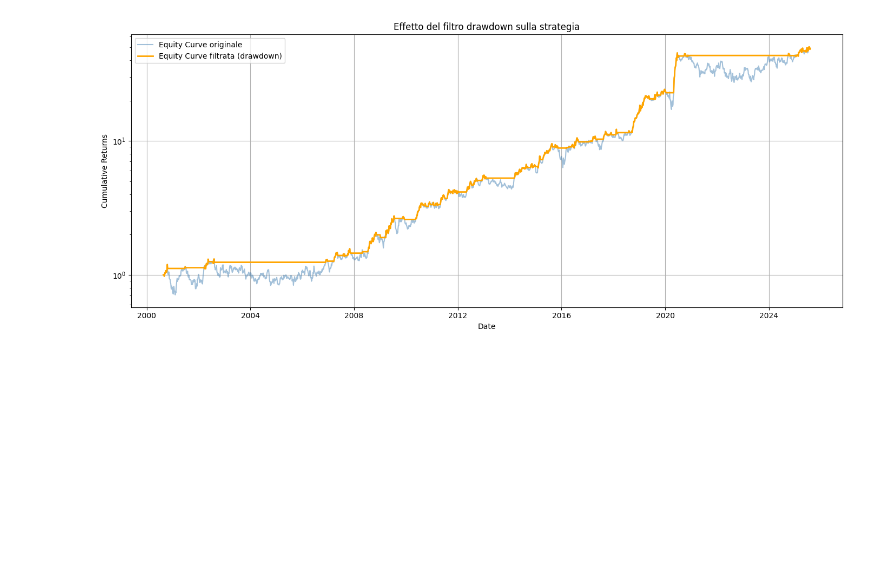
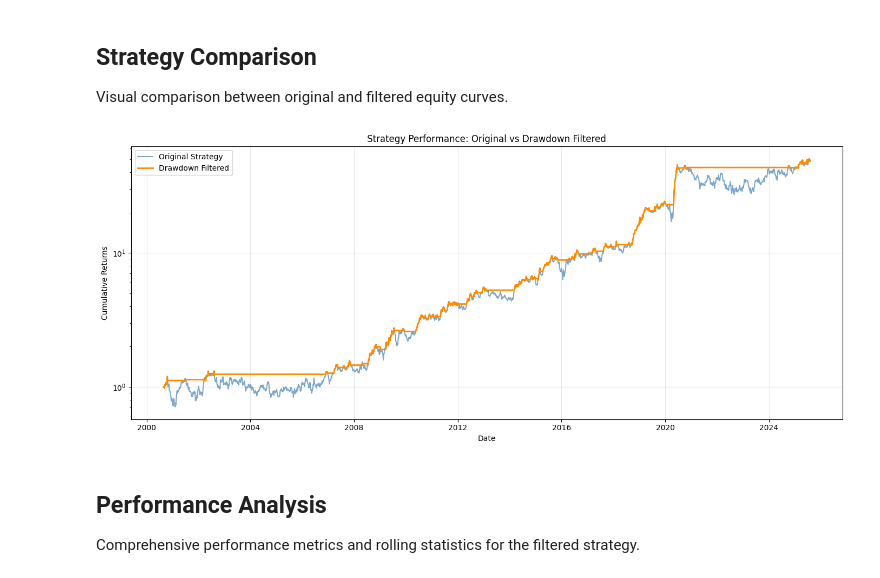
Before and after one commit to edoardoCame/Momentum-and-Contrarian, a Jupyter notebook: approaches/vectorized_contrarian_monthly/notebooks/dd_filter.ipynb, the cells around one changed output. Cells and saved outputs as stored; diff of their text form; code cells hidden in the pictures; blank space fills up the shorter version.

```diff
--- a/approaches/vectorized_contrarian_monthly/notebooks/dd_filter.ipynb
+++ b/approaches/vectorized_contrarian_monthly/notebooks/dd_filter.ipynb
@@ -81,31 +73,39 @@ Punti di rientro: 151 - primi 10: [34, 210, 214, 220, 391, 397, 407, 420, 446, 4
+# %% [markdown]
+## Strategy Comparison
+
+Visual comparison between original and filtered equity curves.
 # %%
-# Visualizzazione grafica della strategia con e senza filtro drawdown (corretto, log scale)
-import matplotlib.pyplot as plt
-
-# Assicura che la colonna Date sia datetime
+# Prepare data for visualization
 if not np.issubdtype(df['Date'].dtype, np.datetime64):
     df['Date'] = pd.to_datetime(df['Date'])
 
-# Calcola la curva filtrata: piatta nei periodi out
+# Calculate filtered equity curve
 filtered_curve = df['cumulative_returns'].copy()
-mask = df['invested'] == 0
-filtered_curve[mask] = np.nan
+filtered_curve[df['invested'] == 0] = np.nan
 filtered_curve = filtered_curve.ffill()
 
-# Ottimizza il plot per DataFrame grandi
+# Optimize plotting for large datasets
 step = max(1, len(df) // 2000)
 
-plt.figure(figsize=(14,6))
-plt.plot(df['Date'][::step], df['cumulative_returns'][::step], label='Equity Curve originale', alpha=0.5, color='steelblue')
-plt.plot(df['Date'][::step], filtered_curve[::step], label='Equity Curve filtrata (drawdown)', linewidth=2, color='orange')
+# Create comparison plot
+plt.figure(figsize=(14, 6))
+plt.plot(df['Date'][::step], df['cumulative_returns'][::step],
+         label='Original Strategy', alpha=0.7, color='steelblue', linewidth=1.5)
+plt.plot(df['Date'][::step], filtered_curve[::step],
+         label='Drawdown Filtered', linewidth=2, color='darkorange')
+
 plt.xlabel('Date')
 plt.ylabel('Cumulative Returns')
-plt.title('Effetto del filtro drawdown sulla strategia')
+plt.title('Strategy Performance: Original vs Drawdown Filtered')
 plt.yscale('log')
-plt.legend()
-plt.grid(True)
+plt.legend(loc='upper left')
+plt.grid(True, alpha=0.3)
 plt.tight_layout()
 plt.show()
 # %% [output]
-[figure, old version]
+[figure, new version]
+# %% [markdown]
+## Performance Analysis
+
+Comprehensive performance metrics and rolling statistics for the filtered strategy.
 # %%
```
Also changed, not shown: parts of 6 cells of this notebook.
